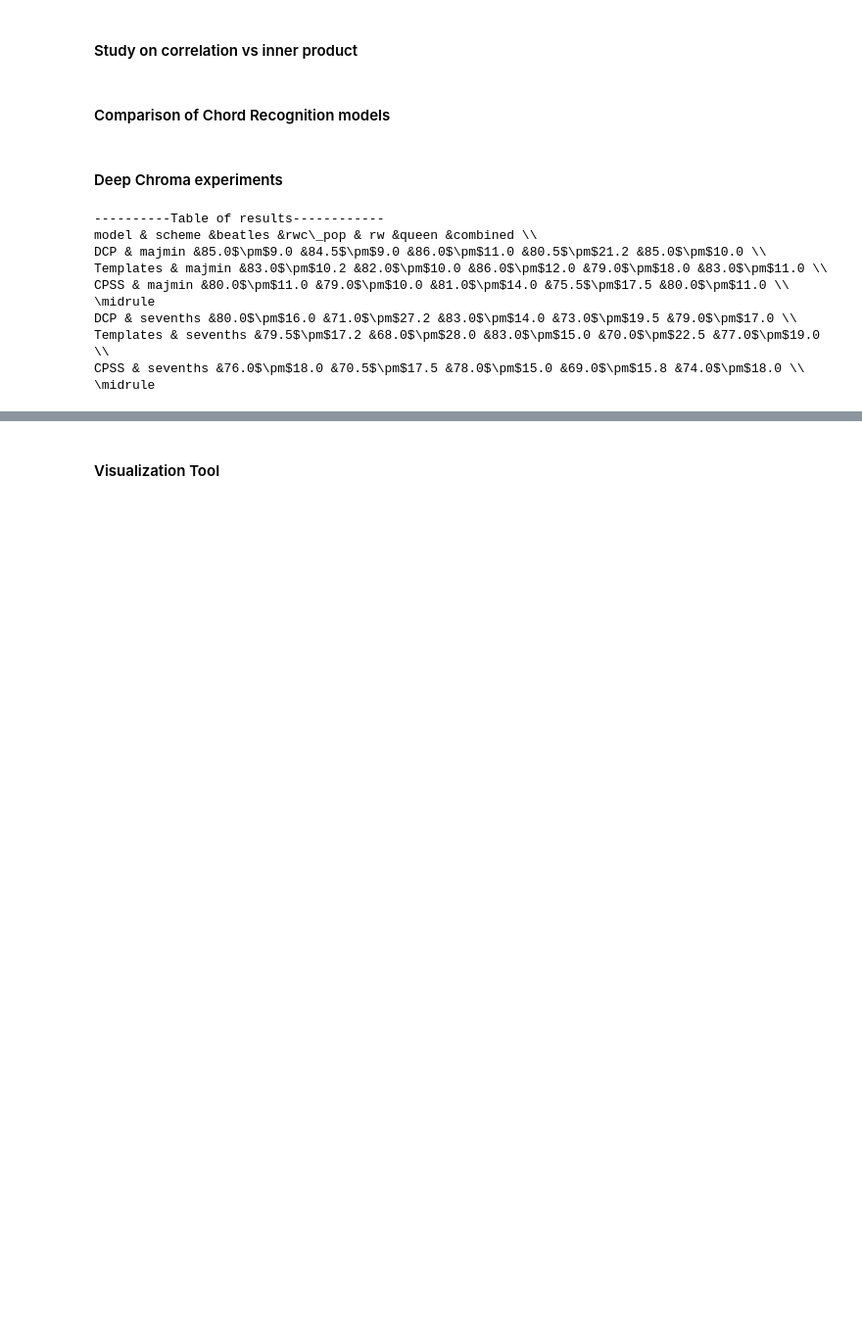
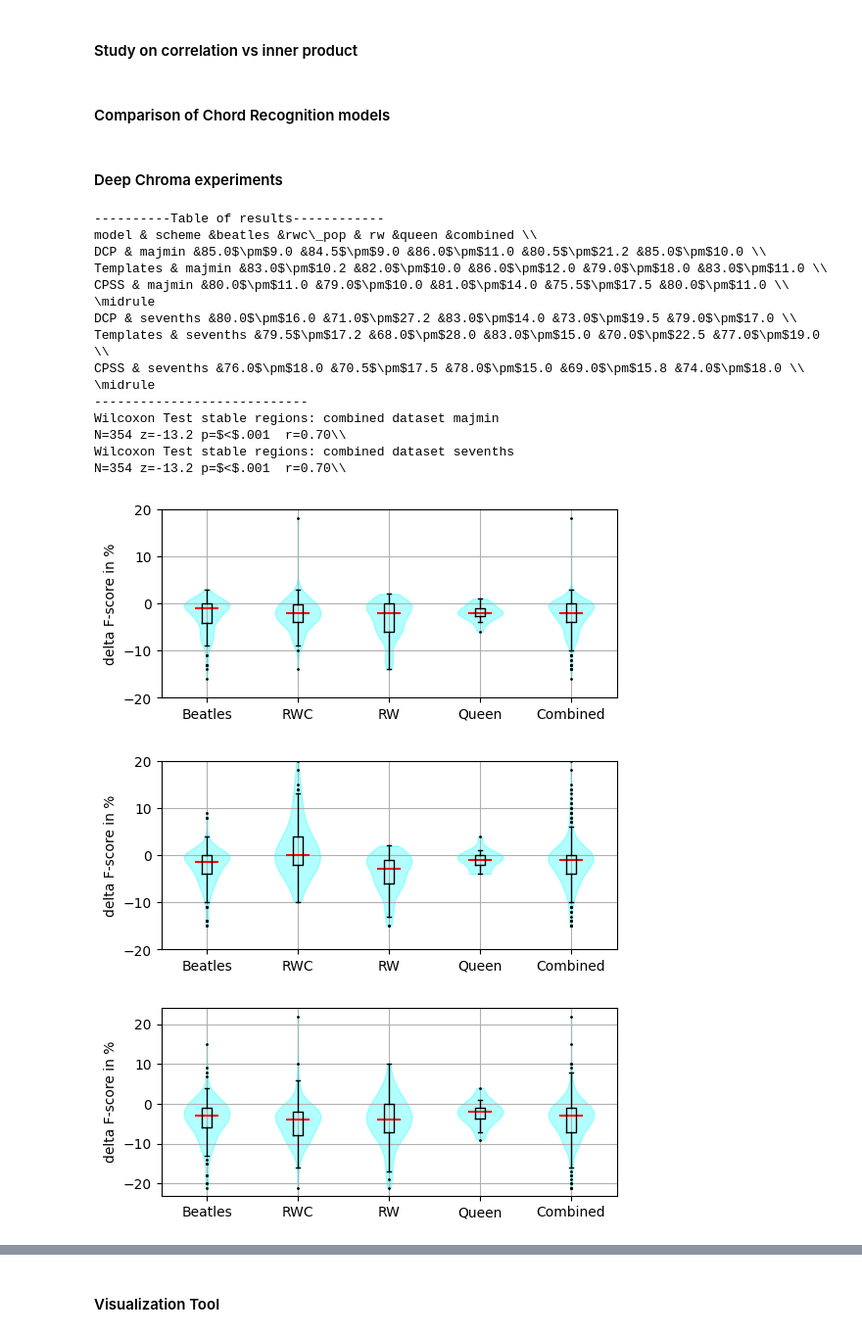
Before and after one commit to Maushax-jpg/chord-recognition, a Jupyter notebook: acr_evaluation.ipynb, the cells around one changed output, grey strips where cells are left out. Shown: that part at 98% size. Saved outputs shown, nothing was run; the diff lists cells and outputs as text; code cells hidden in the pictures; blank space fills up the shorter version.

```diff
--- a/acr_evaluation.ipynb
+++ b/acr_evaluation.ipynb
@@ -271,7 +271,7 @@ import numpy as np
 import matplotlib.pyplot as plt
 import h5py
 import utils
-
+import itertools
 # est_cpss_majmin_f, stable_cpss_majmin_f
 # est_templates_majmin_f, stable_templates_majmin_f
 
@@ -323,31 +323,96 @@ for a,b in zip(data["est_dcp_majmin"][1],data["est_cpss_majmin"][1]):
 
 # plot table of Transcription results
 colors = ['r','g','b','purple']
 xlabels = ["Beatles","RWC","RW","Queen","Combined"]
 print(f"----------Table of results------------")
 header = "model & scheme &"
 for dset in ["beatles","rwc_pop","rw","queen","combined"]:
     if dset == "rwc_pop":
         header += "rwc\_pop & "
     else:
         header += dset +" &"
 header = header[:-1] + "\\\\"
 print(header)
 for alphabet in ["majmin","sevenths"]:
     printRow(data[f"est_dcp_{alphabet}"][0],"DCP",alphabet)
     printRow(data[f"est_templates_{alphabet}"][0],"Templates",alphabet)
     printRow(data[f"est_cpss_{alphabet}"][0],"CPSS",alphabet)
     print("\\midrule")
+print("----------------------------")
+# plot deltas in stable regions
+for alphabet in ["majmin","sevenths"]:
+    deltas = []
+    for dset in ["beatles","rwc_pop","rw","queen","combined"]:
+        delta = [x-y for x,y in zip(data[f"stable_cpss_{alphabet}"][0][dset],
+                                    data[f"stable_templates_{alphabet}"][0][dset])]
+        deltas.append(delta)
+        if dset == "combined":
+            print(f"Wilcoxon Test stable regions: combined dataset {alphabet}")
+            (N,p,z,r) = utils.wilcoxonTest(results_deltas["combined"])
+            if p < 0.001:
+                print(f"N={N} z={z:0.1f} p=$<$.001  r={r:0.2f}\\\\")
+            else:
+                print(f"N={N} z={z:0.1f} p={p:0.3f} r={r:0.2f}\\\\")
+    fig,ax = plt.subplots(figsize=(6,2.5))
+    utils.create_violinplot(ax,deltas,["Beatles","RWC","RW","Queen","Combined"])
+    ax.set_ylim(-20,20)
+    ax.set_ylabel("delta F-score in %")
+    fig.savefig(f"../latex/figures/stable_regions_{alphabet}.png")
 
-# plot deltas in stable regions
+# pairwise comparison of models
+
+# CPSS vs Templates
+for alphabet in ["majmin","sevenths"]:
+    deltas = []
+    for dset in ["beatles","rwc_pop","rw","queen","combined"]:
+        delta = [x-y for x,y in zip(data[f"est_cpss_{alphabet}"][0][dset],
+                                    data[f"est_templates_{alphabet}"][0][dset])]
+        deltas.append(delta)
+    fig,ax = plt.subplots(figsize=(6,2.5))
+    utils.create_violinplot(ax,deltas,["Beatles","RWC","RW","Queen","Combined"])
+    ax.set_ylabel("delta F-score in %")
+    fig.savefig(f"../latex/figures/comparison_cpss_templates_{alphabet}.png")
+    plt.close()
+# Templates vs DCP
+for alphabet in ["majmin","sevenths"]:
+    deltas = []
+    for dset in ["beatles","rwc_pop","rw","queen","combined"]:
+        delta = [x-y for x,y in zip(data[f"est_templates_{alphabet}"][0][dset],
+                                    data[f"est_dcp_{alphabet}"][0][dset])]
+        deltas.append(delta)
+    fig,ax = plt.subplots(figsize=(6,2.5))
+    utils.create_violinplot(ax,deltas,["Beatles","RWC","RW","Queen","Combined"])
+    ax.set_ylabel("delta F-score in %")
+    fig.savefig(f"../latex/figures/comparison_templates_dcp_{alphabet}.png")
+    plt.close()
+
+# CPSS vs DCP
+for alphabet in ["majmin","sevenths"]:
+    deltas = []
+    for dset in ["beatles","rwc_pop","rw","queen","combined"]:
+        delta = [x-y for x,y in zip(data[f"est_cpss_{alphabet}"][0][dset],
+                                    data[f"est_dcp_{alphabet}"][0][dset])]
+        deltas.append(delta)
+    fig,ax = plt.subplots(figsize=(6,2.5))
+    utils.create_violinplot(ax,deltas,["Beatles","RWC","RW","Queen","Combined"])
+    ax.set_ylabel("delta F-score in %")
+    fig.savefig(f"../latex/figures/comparison_cpss_dcp_{alphabet}.png")
 # %% [output]
 ----------Table of results------------
 model & scheme &beatles &rwc\_pop & rw &queen &combined \\
 DCP & majmin &85.0$\pm$9.0 &84.5$\pm$9.0 &86.0$\pm$11.0 &80.5$\pm$21.2 &85.0$\pm$10.0 \\
 Templates & majmin &83.0$\pm$10.2 &82.0$\pm$10.0 &86.0$\pm$12.0 &79.0$\pm$18.0 &83.0$\pm$11.0 \\
 CPSS & majmin &80.0$\pm$11.0 &79.0$\pm$10.0 &81.0$\pm$14.0 &75.5$\pm$17.5 &80.0$\pm$11.0 \\
 \midrule
 DCP & sevenths &80.0$\pm$16.0 &71.0$\pm$27.2 &83.0$\pm$14.0 &73.0$\pm$19.5 &79.0$\pm$17.0 \\
 Templates & sevenths &79.5$\pm$17.2 &68.0$\pm$28.0 &83.0$\pm$15.0 &70.0$\pm$22.5 &77.0$\pm$19.0 \\
 CPSS & sevenths &76.0$\pm$18.0 &70.5$\pm$17.5 &78.0$\pm$15.0 &69.0$\pm$15.8 &74.0$\pm$18.0 \\
 \midrule
+----------------------------
+Wilcoxon Test stable regions: combined dataset majmin
+N=354 z=-13.2 p=$<$.001  r=0.70\\
+Wilcoxon Test stable regions: combined dataset sevenths
+N=354 z=-13.2 p=$<$.001  r=0.70\\
+[figure, added]
+[figure, added]
+[figure, added]
```
Also changed, not shown: parts of 1 cell of this notebook.
